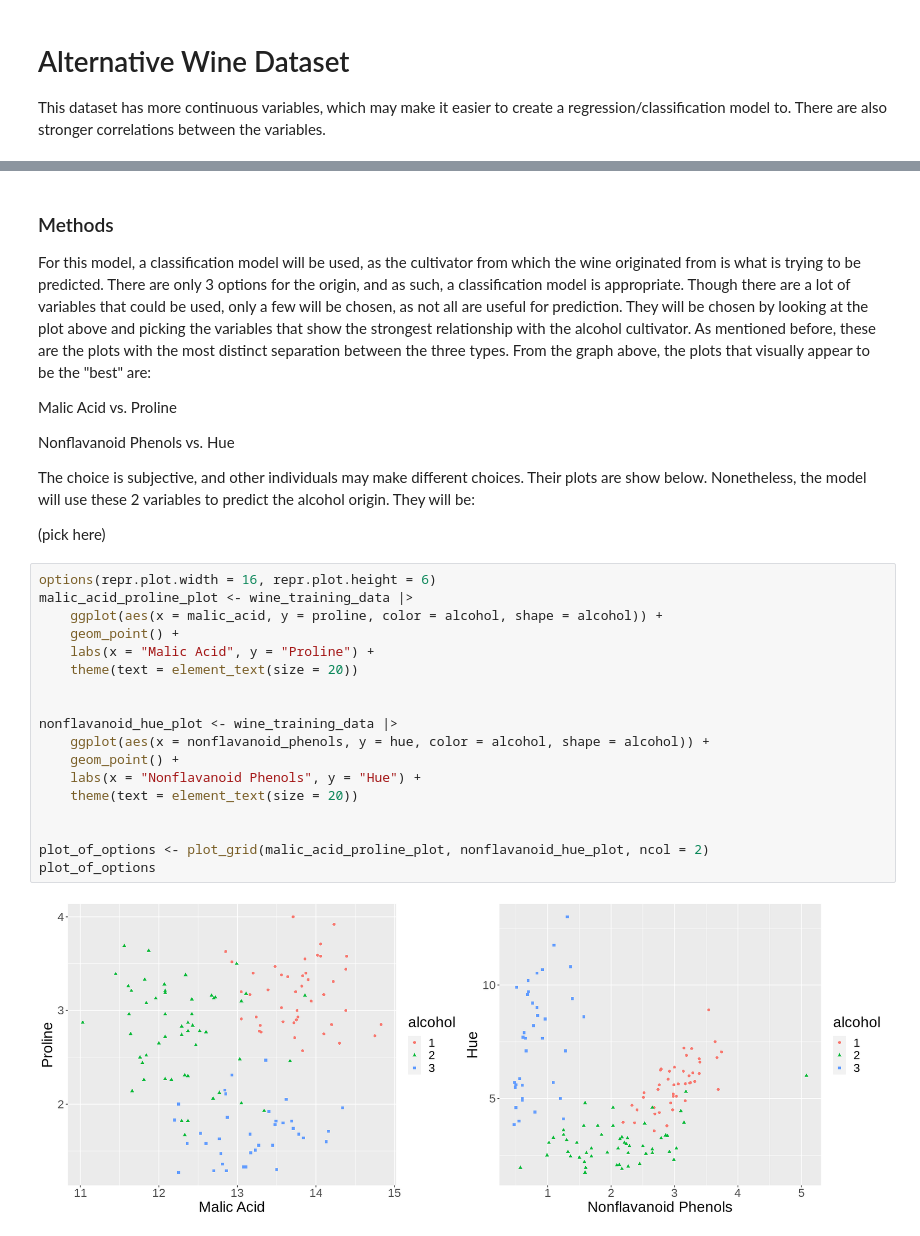
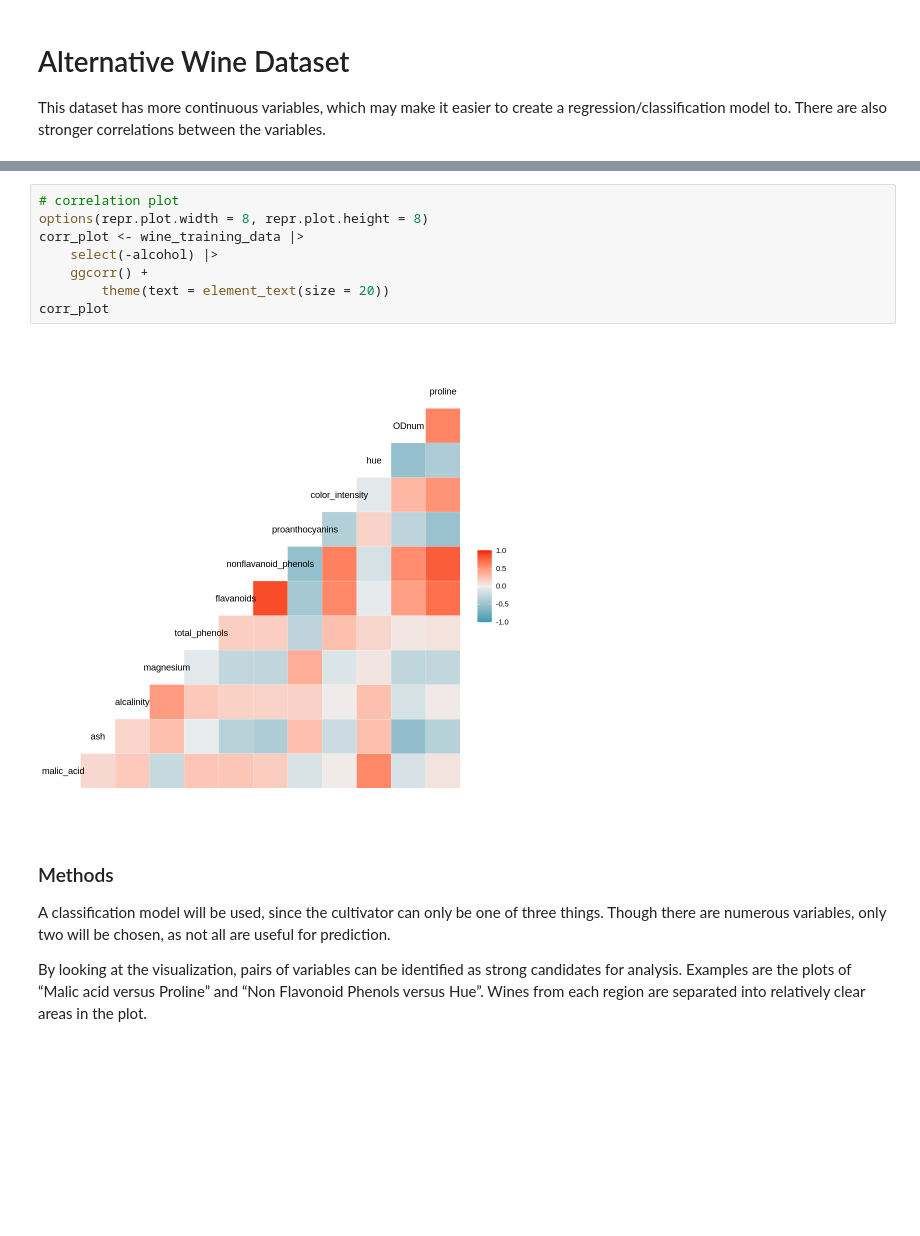
Before and after one commit to JadenMajid/dsci-100-student-grades, a Jupyter notebook: project_proposal.ipynb, the cells around one changed output, grey strips where cells are left out. Drawn from its saved outputs; the diff is of its cells as text; blank space fills up the shorter version.

```diff
--- a/project_proposal.ipynb
+++ b/project_proposal.ipynb
@@ -274,31 +297,15 @@ wine_training_data |>
+# %%
+# correlation plot
+options(repr.plot.width = 8, repr.plot.height = 8)
+corr_plot <- wine_training_data |>
+    select(-alcohol) |>
+    ggcorr() +
+        theme(text = element_text(size = 20))
+corr_plot
+# %% [output]
+[figure, added]
 # %% [markdown]
 ### Methods
-For this model, a classification model will be used, as the cultivator from which the wine originated from is what is trying to be predicted. There are only 3 options for the origin, and as such, a classification model is appropriate. Though there are a lot of variables that could be used, only a few will be chosen, as not all are useful for prediction. They will be chosen by looking at the plot above and picking the variables that show the strongest relationship with the alcohol cultivator. As mentioned before, these are the plots with the most distinct separation between the three types. From the graph above, the plots that visually appear to be the "best" are:
+A classification model will be used, since the cultivator can only be one of three things. Though there are numerous variables, only two will be chosen, as not all are useful for prediction.
 
-Malic Acid vs. Proline
-
-Nonflavanoid Phenols vs. Hue
-
-The choice is subjective, and other individuals may make different choices. Their plots are show below. Nonetheless, the model will use these 2 variables to predict the alcohol origin. They will be:
-
-(pick here)
+By looking at the visualization, pairs of variables can be identified as strong candidates for analysis. Examples are the plots of “Malic acid versus Proline” and “Non Flavonoid Phenols versus Hue”. Wines from each region are separated into relatively clear areas in the plot.
-# %%
-options(repr.plot.width = 16, repr.plot.height = 6)
-malic_acid_proline_plot <- wine_training_data |>
-    ggplot(aes(x = malic_acid, y = proline, color = alcohol, shape = alcohol)) +
-    geom_point() +
-    labs(x = "Malic Acid", y = "Proline") +
-    theme(text = element_text(size = 20))
-
-
-nonflavanoid_hue_plot <- wine_training_data |>
-    ggplot(aes(x = nonflavanoid_phenols, y = hue, color = alcohol, shape = alcohol)) +
-    geom_point() +
-    labs(x = "Nonflavanoid Phenols", y = "Hue") +
-    theme(text = element_text(size = 20))
-
-
-plot_of_options <- plot_grid(malic_acid_proline_plot, nonflavanoid_hue_plot, ncol = 2)
-plot_of_options
-# %% [output]
-[figure, removed]
```
Also changed, not shown: parts of 14 cells of this notebook.
